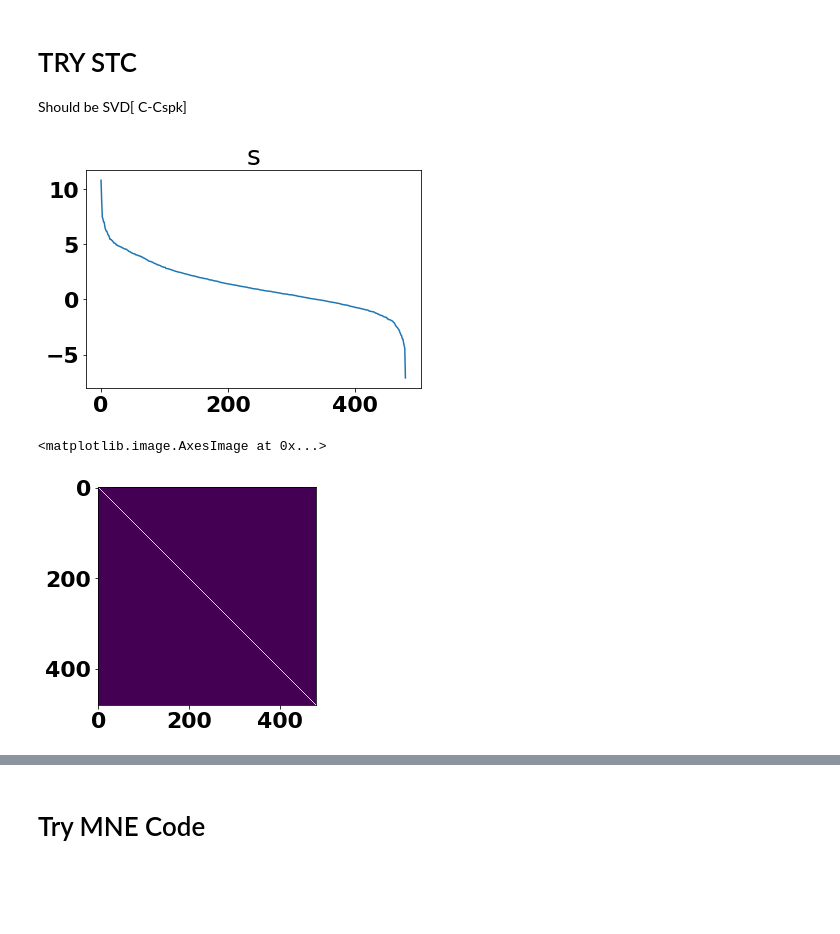
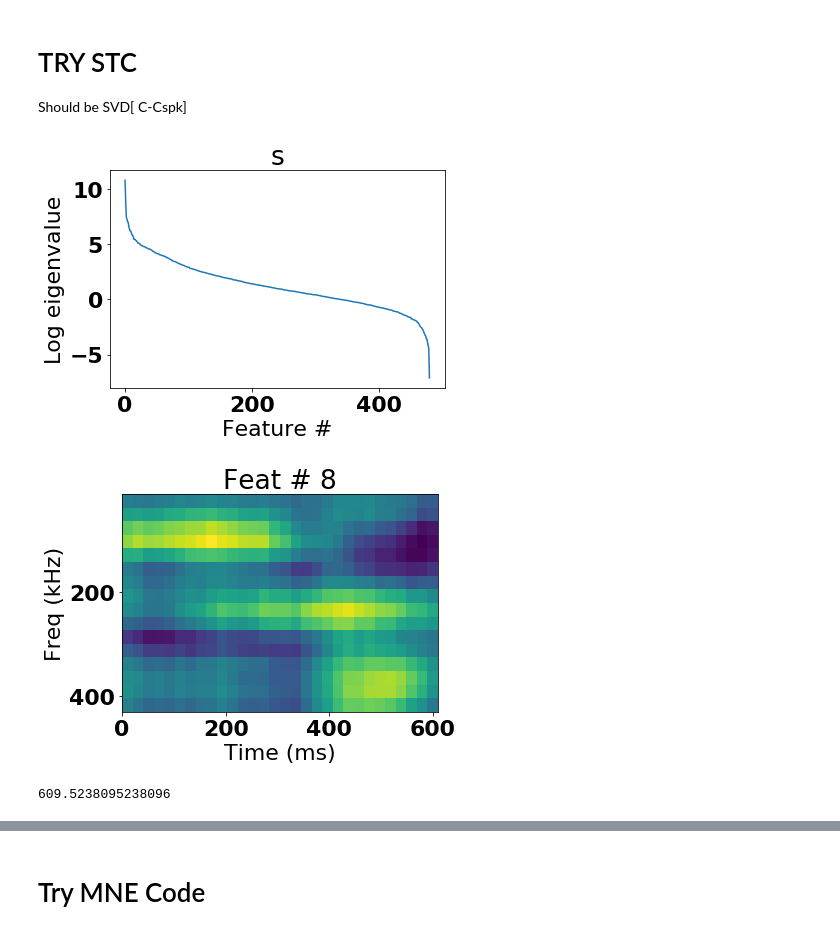
Before and after one commit to TimCSheehan/try_STRF, a Jupyter notebook: get_MNE_v2.ipynb, the cells around one changed output, grey strips where cells are left out. Drawn from its saved outputs; the diff is of its cells as text; code cells hidden in the pictures; blank space fills up the shorter version.

```diff
--- a/get_MNE_v2.ipynb
+++ b/get_MNE_v2.ipynb
@@ -68,7 +68,7 @@ print((np.float(ratio)/fs)*2.)
 window = 30
 my_cluster = neurons['cluster'][neuron_ind]
 my_spikes = spikes[spikes['cluster']==my_cluster]
-spk_times = my_spikes['time_samples'].values
+spk_times = my_spikes['time_samples'].valuesratio
 STA,f = get_STA.get_sta(spk_times,songs,song_mask,song_ramp,window)
 mSTA = np.mean(STA,0)
 plt.imshow(mSTA)
@@ -149,22 +149,36 @@ Should be SVD[ C-Cspk]
 # %%
 STA_stack_flat = np.reshape(STA,(np.size(STA,0),np.size(mSTA)))
 n_spk = np.size(STA,0)
 this_cov = np.matmul(np.transpose(STA_stack_flat),STA_stack_flat)/n_spk # Equivalent
 # this_cov2 = np.cov(STA_stack_flat,rowvar=False)
 DC = my_covm - this_cov
 u,s,v = np.linalg.svd(DC)
 w,v1 = np.linalg.eig(DC)
+
+
+tmp = np.arange(0,len(s))
+plt.plot(tmp,np.log(s))
+plt.xlabel('Feature #')
+plt.ylabel('Log eigenvalue')
+plt.title('s')
+plt.show()
+
+# plt.imshow(np.matmul(u,np.transpose(u))) # unitary means xxT = I
+f_ind = 8
+# f_get = np.reshape(v1[:,f_ind],(len(v1)/window,window))
+# f_get = np.reshape(u[:,f_ind],(len(u)/window,window))
+f_get = np.reshape(v[f_ind,],(len(v)/window,window))
+
+plt.imshow(f_get,extent=(0, float(ratio)/fs*window*1000,f[0],f[-1]/1000))
+plt.xlabel('Time (ms)')
+plt.ylabel('Freq (kHz)')
+plt.title('Feat # '+ str(f_ind))
+plt.show()
+
+float(ratio)/fs*window*1000
+# %% [output]
+[figure, added]
+[figure, added]
+609.5238095238096
-# %%
-tmp = np.arange(0,len(s))
-plt.plot(tmp,np.log(s))
-plt.title('s')
-plt.show()
-
-# plt.imshow(np.matmul(u,np.transpose(u))) # unitary means xxT = I
-plt.imshow()
-# %% [output]
-[figure, removed]
-<matplotlib.image.AxesImage at 0x...>
-[figure, removed]
 # %%
 plt.imshow(DC)
```
Also changed, not shown: parts of 4 cells of this notebook.
